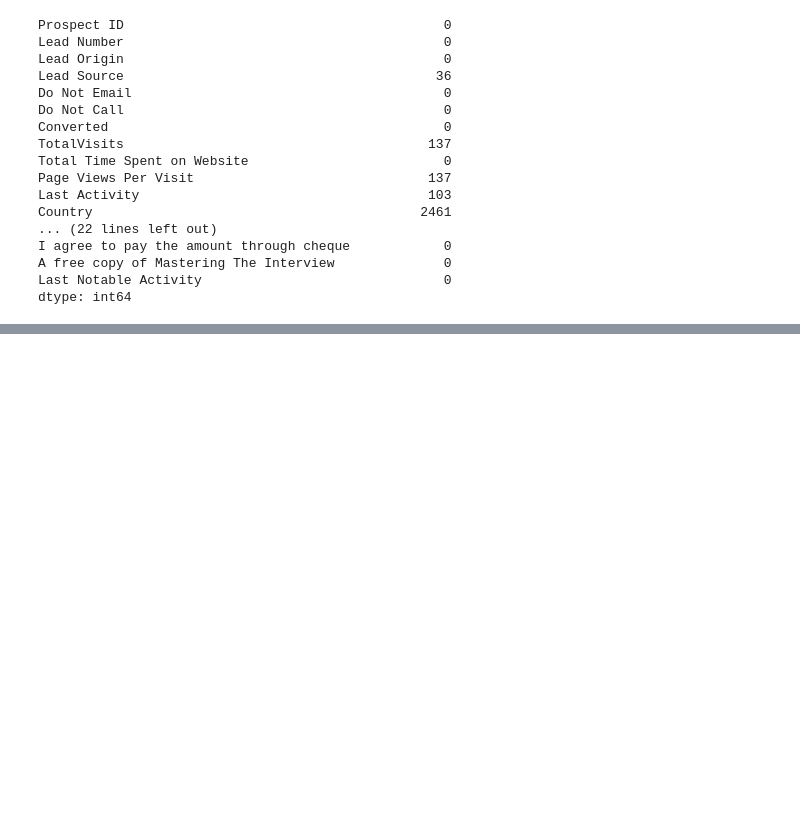
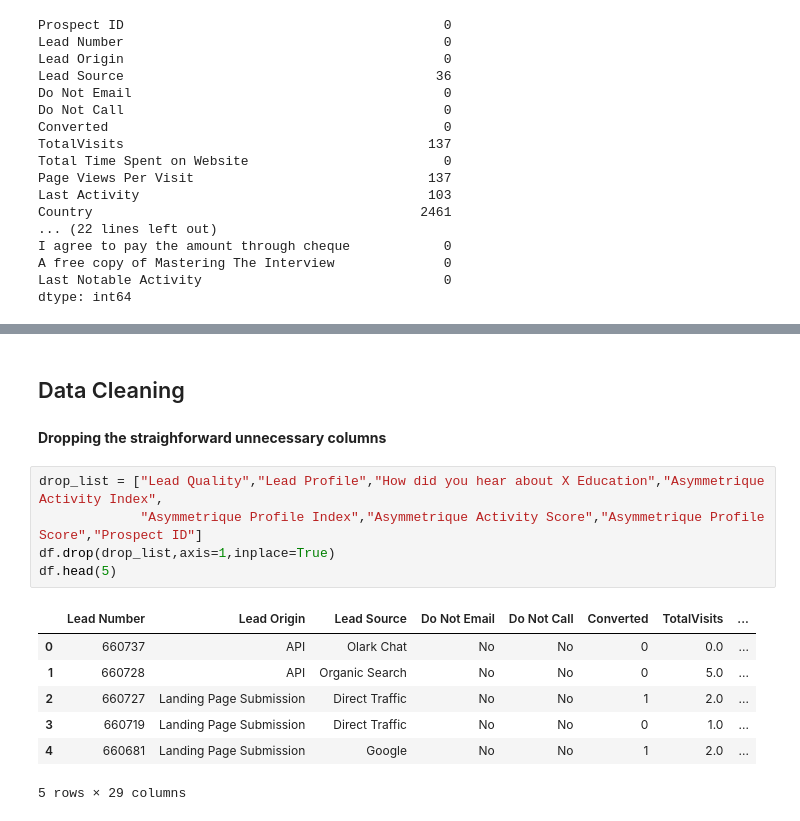
Before and after one commit to Tonmoy10/leads-score-sales-intelligence, a Jupyter notebook: 01_data_cleaning.ipynb, the cells around one changed output, grey strips where cells are left out. Drawn from its saved outputs; the diff is of its cells as text; blank space fills up the shorter version.

```diff
--- a/01_data_cleaning.ipynb
+++ b/01_data_cleaning.ipynb
@@ -57,0 +135,17 @@ dtype: int64
+# %% [markdown]
+## Data Cleaning
+# %% [markdown]
+**Dropping the straighforward unnecessary columns**
+# %%
+drop_list = ["Lead Quality","Lead Profile","How did you hear about X Education","Asymmetrique Activity Index",
+             "Asymmetrique Profile Index","Asymmetrique Activity Score","Asymmetrique Profile Score","Prospect ID"]
+df.drop(drop_list,axis=1,inplace=True)
+df.head(5)
+# %% [output]
+|  | Lead Number | Lead Origin | Lead Source | Do Not Email | Do Not Call | Converted | TotalVisits | ... |
+| 0 | 660737 | API | Olark Chat | No | No | 0 | 0.0 | ... |
+| 1 | 660728 | API | Organic Search | No | No | 0 | 5.0 | ... |
+| 2 | 660727 | Landing Page Submission | Direct Traffic | No | No | 1 | 2.0 | ... |
+| 3 | 660719 | Landing Page Submission | Direct Traffic | No | No | 0 | 1.0 | ... |
+| 4 | 660681 | Landing Page Submission | Google | No | No | 1 | 2.0 | ... |
+5 rows × 29 columns
```
Also changed, not shown: parts of 19 cells of this notebook.
